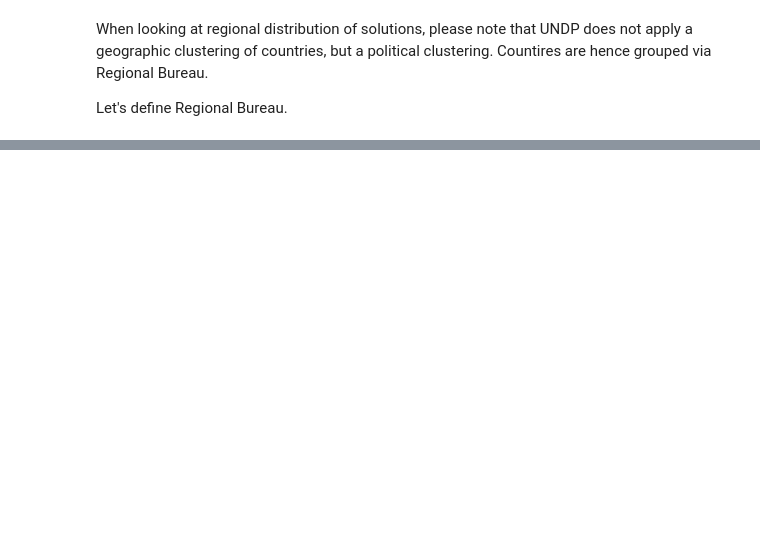
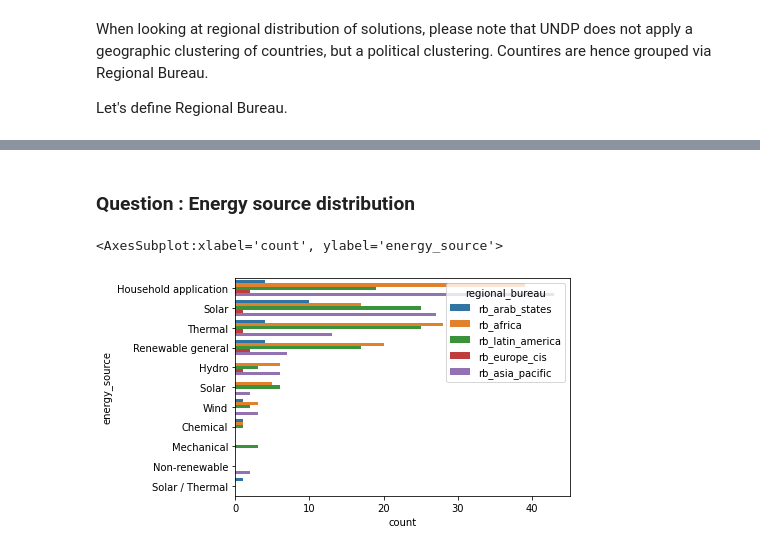
Before and after one commit to temajozias/UNDP-Accelerator-Labs-Network, a Jupyter notebook: Untitled.ipynb, the cells around one changed output, grey strips where cells are left out. Saved outputs shown, nothing was run; the diff lists cells and outputs as text; code cells hidden in the pictures; blank space fills up the shorter version.

Commit message:
adding basic plots

```diff
--- a/Untitled.ipynb
+++ b/Untitled.ipynb
@@ -268,3 +271,10 @@ df.head()
 | 3 | Thu Nov 12 2020 06:03:43 GMT+0000... | Thu Nov 12 2020 06:03:43 | 2261 | Renewable general | NaN | Electric Power Microgeneration Sy... | AccLab Angola | Contributor 4 | ... |
 | 4 | Wed Jul 21 2021 10:12:39 GMT+0000... | Wed Jul 21 2021 10:12:39 | 3236 | Household application | x | Solar Cooker | AccLab Angola | Contributor 5 | ... |
 5 rows × 46 columns
+# %% [markdown]
+### Question : Energy source distribution
+# %%
+sns.countplot(data=df, y='energy_source', order=df['energy_source'].value_counts().index, hue='regional_bureau')
+# %% [output]
+<AxesSubplot:xlabel='count', ylabel='energy_source'>
+[figure, added]
```
Also changed, not shown: parts of 20 cells of this notebook.
